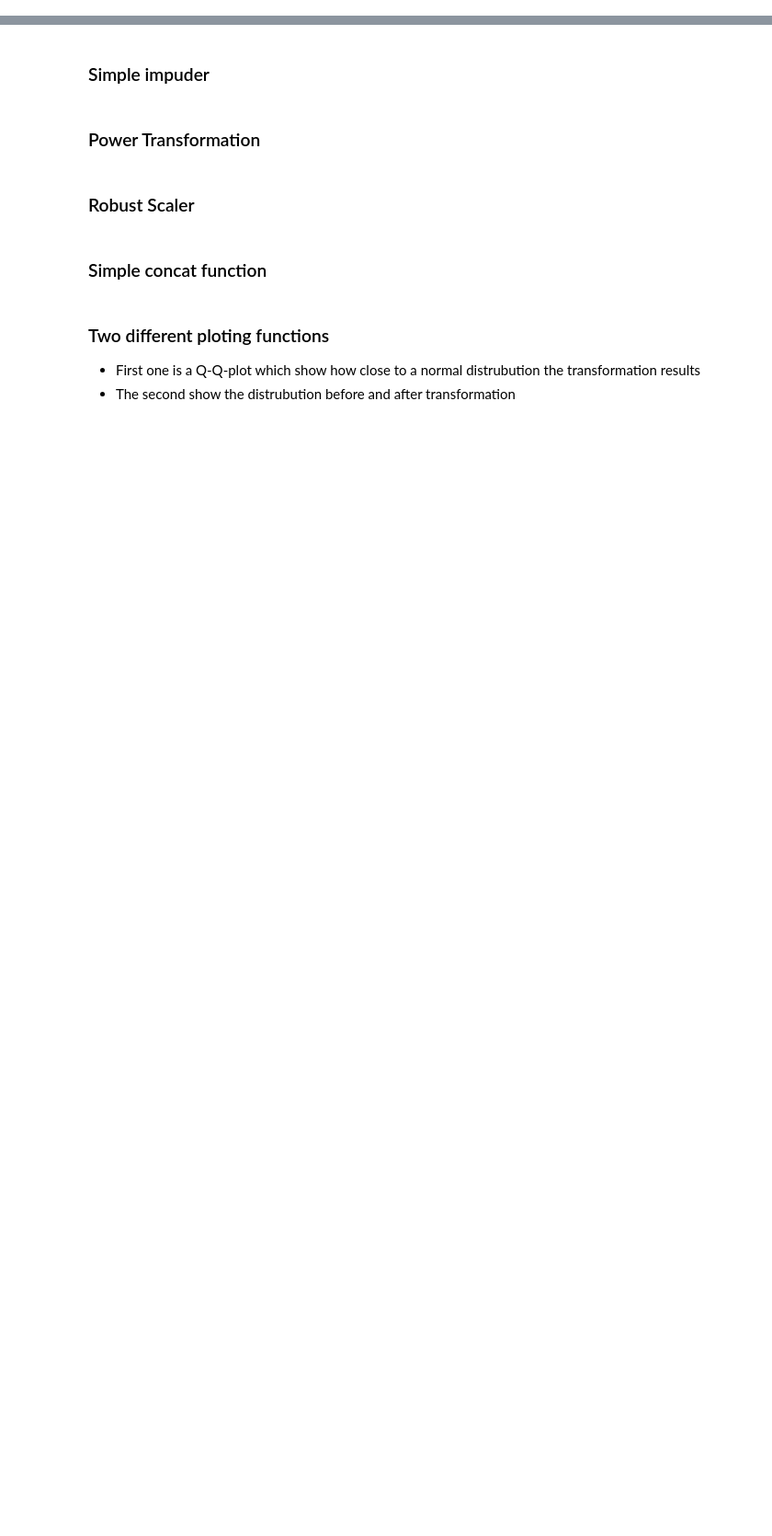
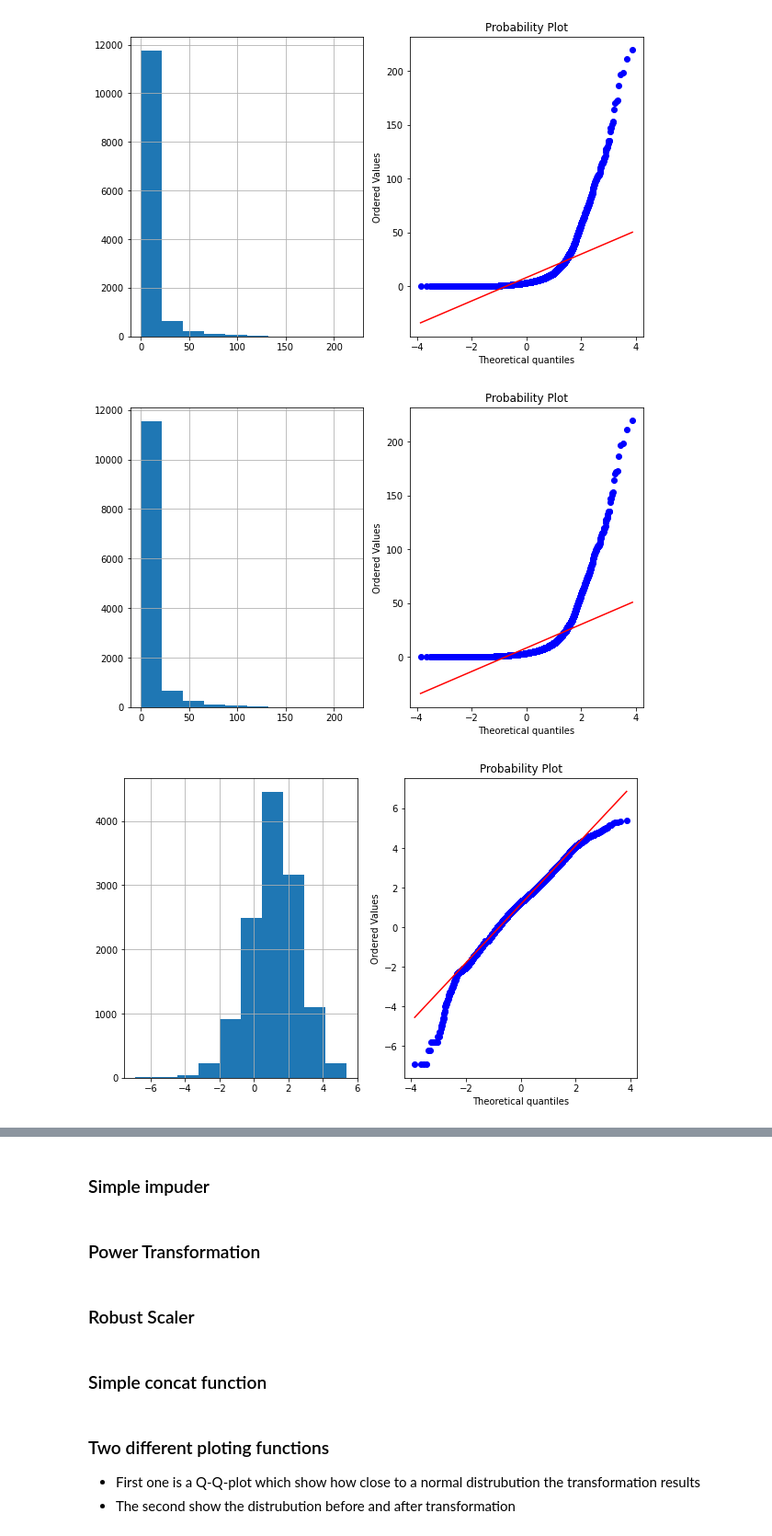
Before and after one commit to SimenQ/machine_learning, a Jupyter notebook: notebooks/Arash/scaling_transformation.ipynb, the cells around one changed output, grey strips where cells are left out. Shown at 92% size. Saved outputs shown, nothing was run; the diff lists cells and outputs as text; code cells hidden in the pictures; blank space fills up the shorter version.

```diff
--- a/notebooks/Arash/scaling_transformation.ipynb
+++ b/notebooks/Arash/scaling_transformation.ipynb
@@ -36,0 +96,4 @@ stores_train = pd.read_csv('C:/Users/aminp/OneDrive/Dokumenter/NTNU/4år/Machine
+# %%
+new_rev["z_score"] = (new_rev.rev_yeo - new_rev.rev_yeo.mean()) / new_rev.rev_yeo.std()
+new_rev2 = new_rev[(new_rev.z_score > -3.7)]
+new_rev3 = new_rev[(new_rev.z_score > -3.7) & (new_rev.z_score < 3.7)]
@@ -36,0 +128,10 @@ stores_train = pd.read_csv('C:/Users/aminp/OneDrive/Dokumenter/NTNU/4år/Machine
+# %%
+plot_data(rev, "revenue")
+plot_data(new_rev, "revenue")
+plot_data(new_rev, "rev_log")
+plot_data(new_rev, "rev_box")
+plot_data(new_rev, "rev_yeo")
+# %% [output]
+[figure, added]
+[figure, added]
+[figure, added]
```
Also changed, not shown: parts of 27 cells of this notebook, 21 other files.
